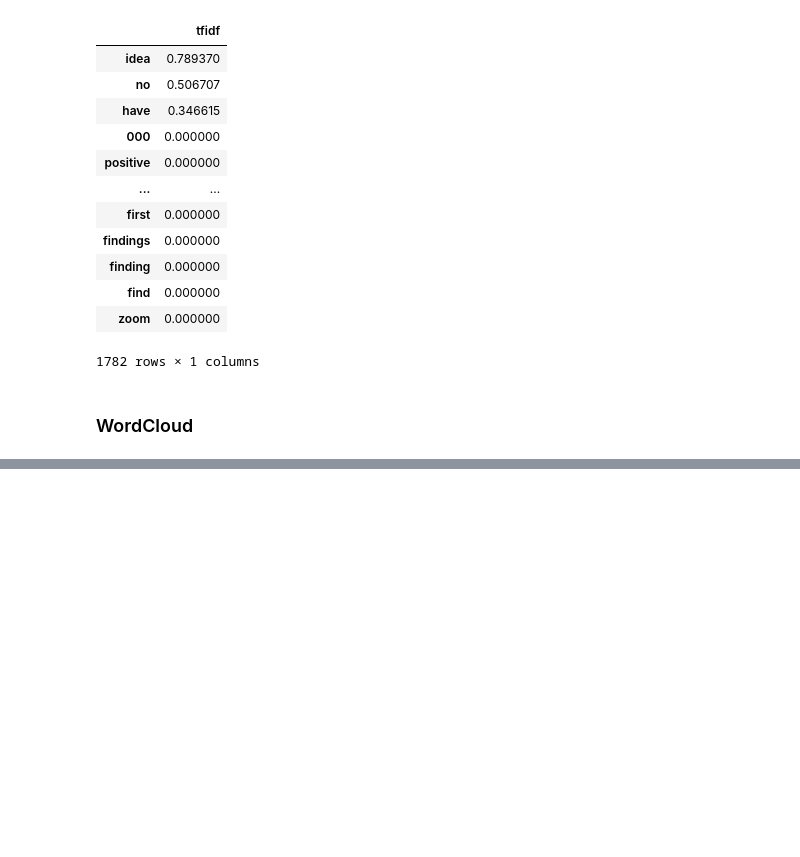
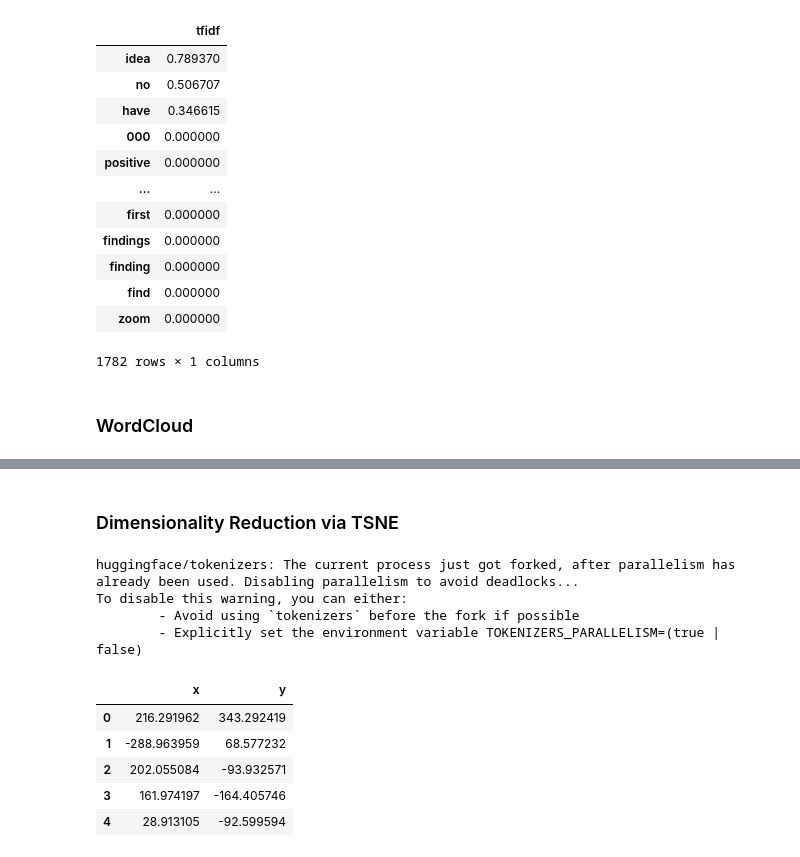
Before and after one commit to thepolicylab/RIDOHcoding, a Jupyter notebook: survey-text-analysis.ipynb, the cells around one changed output, grey strips where cells are left out. Saved outputs shown, nothing was run; the diff lists cells and outputs as text; code cells hidden in the pictures; blank space fills up the shorter version.

```diff
--- a/survey-text-analysis.ipynb
+++ b/survey-text-analysis.ipynb
@@ -330,0 +311,2 @@ Why CDC changed recommended isolation period?
+# %% [markdown]
+### Dimensionality Reduction via TSNE ###
@@ -330,0 +340,11 @@ Why CDC changed recommended isolation period?
+# %%
+# "Why public health scientists reliable or unreliable"
+# Use the tokenized text
+text_scientists = df.scientists.dropna().to_list()
+embedding_scientists = generate_word_embedding(text_scientists)
+reduced_embedding_scientists = reduce_embedding_dim(embedding_scientists)
+# %% [output]
+huggingface/tokenizers: The current process just got forked, after parallelism has already been used. Disabling parallelism to avoid deadlocks...
+To disable this warning, you can either:
+        - Avoid using `tokenizers` before the fork if possible
+        - Explicitly set the environment variable TOKENIZERS_PARALLELISM=(true | false)
@@ -330,0 +367,9 @@ Why CDC changed recommended isolation period?
+# %%
+df_reduced_embedding_scientists.head()
+# %% [output]
+|  | x | y |
+| 0 | 216.291962 | 343.292419 |
+| 1 | -288.963959 | 68.577232 |
+| 2 | 202.055084 | -93.932571 |
+| 3 | 161.974197 | -164.405746 |
+| 4 | 28.913105 | -92.599594 |
```
Also changed, not shown: parts of 22 cells of this notebook, 4 other files.
